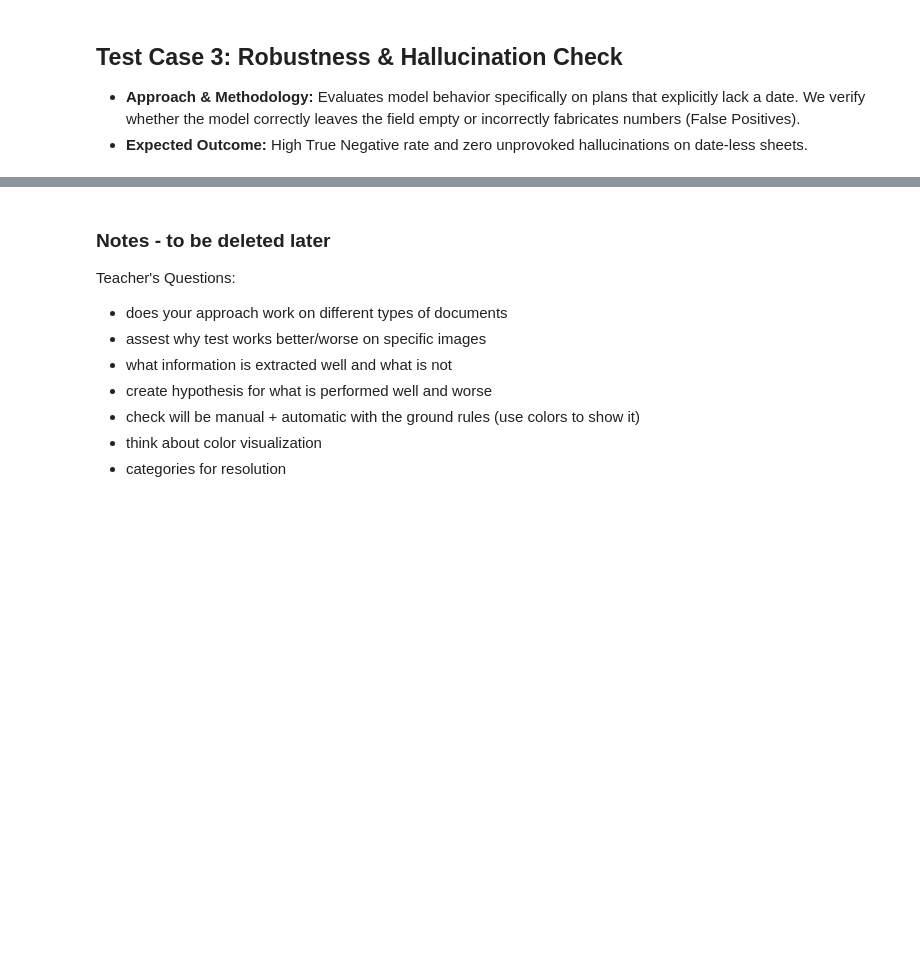
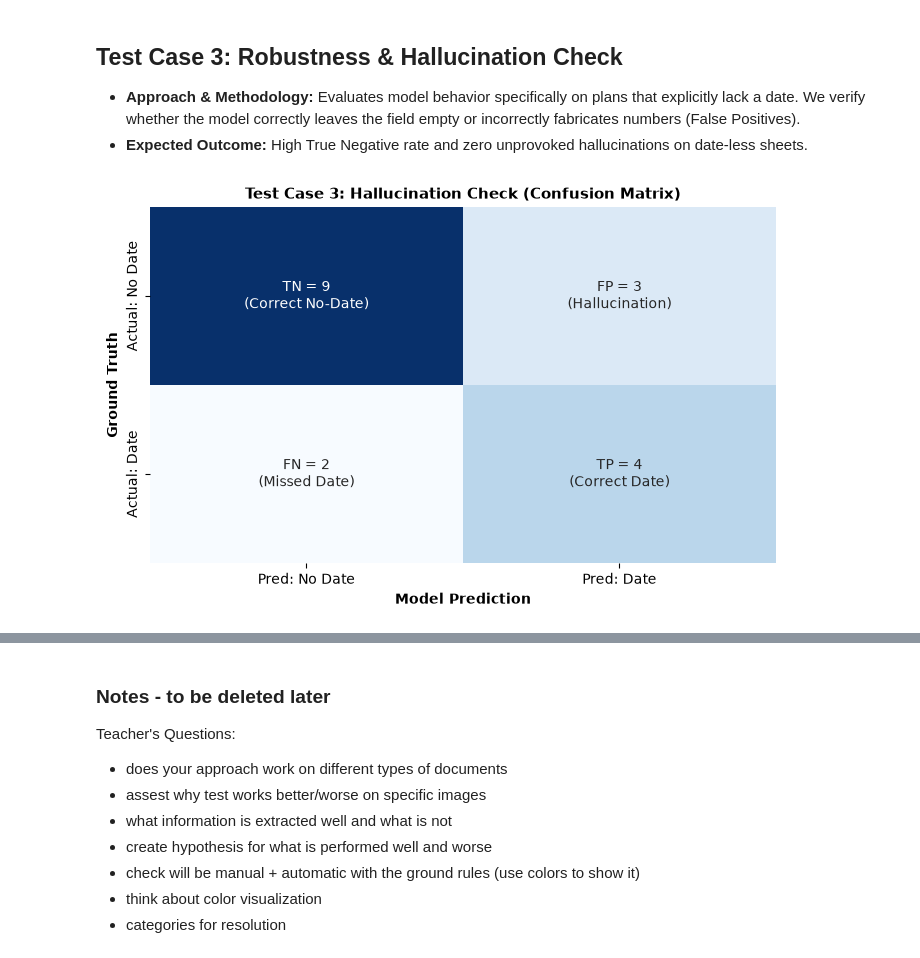
Before and after one commit to CharalamposZisis/BVG_Project_, a Jupyter notebook: testing/testing.ipynb, the cells around one changed output, grey strips where cells are left out. Drawn from its saved outputs; the diff is of its cells as text; code cells hidden in the pictures; blank space fills up the shorter version.

```diff
--- a/testing/testing.ipynb
+++ b/testing/testing.ipynb
@@ -90,22 +90,33 @@ if eval_csv_path.exists():
 * **Expected Outcome:** High True Negative rate and zero unprovoked hallucinations on date-less sheets.
 # %%
 import numpy as np
+import matplotlib.pyplot as plt
+import seaborn as sns
 
 if eval_csv_path.exists():
-    # Berechnung für Test Case 3 (Confusion Matrix)
     tp = (df["date_presence_class"] == "TP").sum()
     fn = (df["date_presence_class"] == "FN").sum()
     fp = (df["date_presence_class"] == "FP").sum()
     tn = (df["date_presence_class"] == "TN").sum()
 
+    # Aufbau der Matrix: [[TN, FP], [fn, tp]]
     cm = np.array([[tn, fp], [fn, tp]])
 
-    plt.figure(figsize=(6, 4))
-    sns.heatmap(cm, annot=True, fmt='d', cmap='Blues', cbar=False,
+    # Custom Labels für die Kästchen (Zahl + Bedeutung)
+    annot_labels = np.array([
+        [f"TN = {tn}\n(Correct No-Date)", f"FP = {fp}\n(Hallucination)"],
+        [f"FN = {fn}\n(Missed Date)", f"TP = {tp}\n(Correct Date)"]
+    ])
+
+    plt.figure(figsize=(7, 4.5))
+    sns.heatmap(cm, annot=annot_labels, fmt="", cmap="Blues", cbar=False,
                 xticklabels=["Pred: No Date", "Pred: Date"],
                 yticklabels=["Actual: No Date", "Actual: Date"])
+
     plt.xlabel("Model Prediction", fontweight='bold')
     plt.ylabel("Ground Truth", fontweight='bold')
     plt.title("Test Case 3: Hallucination Check (Confusion Matrix)", fontsize=11, fontweight='bold')
     plt.tight_layout()
     plt.show()
+# %% [output]
+[figure, added]
```
Also changed, not shown: parts of 22 cells of this notebook.
